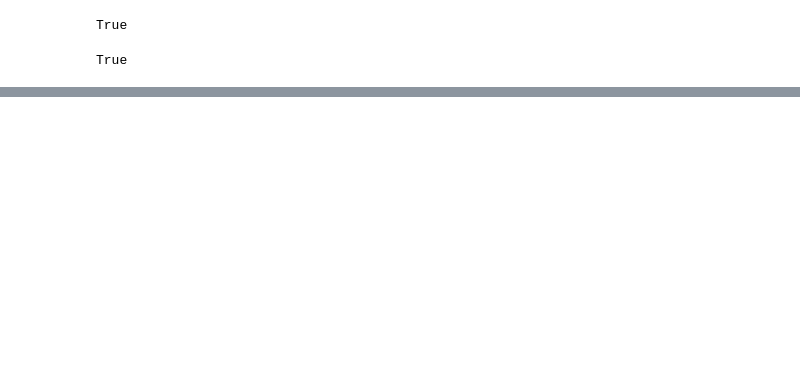
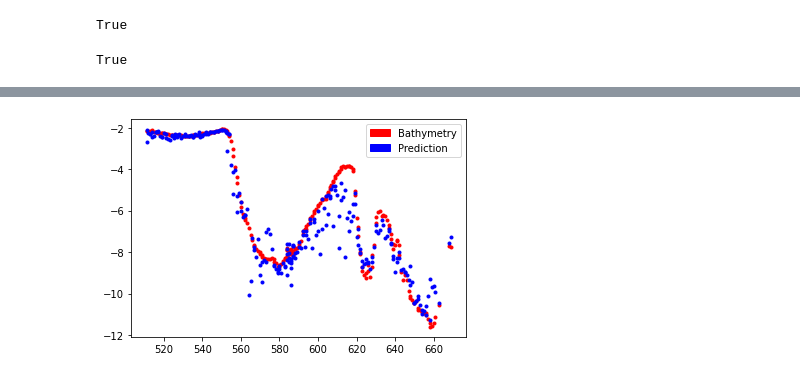
Before and after one commit to Ocean-Technologies/satellite_bathymetry, a Jupyter notebook: notebooks/data_visualization.ipynb, the cells around one changed output, grey strips where cells are left out. Saved outputs shown, nothing was run; the diff lists cells and outputs as text; code cells hidden in the pictures; blank space fills up the shorter version.

```diff
--- a/notebooks/data_visualization.ipynb
+++ b/notebooks/data_visualization.ipynb
@@ -95,7 +95,7 @@ def find_transect(x_s,y_s,x_e,y_e,df):
         y = row[2]
         angle2 = math.atan2(y-y_e,x-x_e)
         if abs(angle2 - angle) < 0.05:
-            transect.append([x,y])
+            transect.append(row)
     return transect
 # %%
 image = cv2.imread('../data/generated/rgb_image.jpg')
@@ -118,3 +118,7 @@ for i, row in enumerate(transect):
 cv2.imwrite('../data/generated/bat_single_transect_image.jpg',image_cp)
 # %% [output]
 True
+# %%
+df_transect = pd.DataFrame(transect)
+df_transect.drop(['Index'],axis=1,inplace=True)
+df_transect
@@ -120,0 +144,8 @@ True
+# %%
+plt.plot(df_transect['x'],-df_transect['z'], 'r.', df_transect['x'],-df_transect['z_pred'], 'b.')
+red = mpatches.Patch(color='red', label='Bathymetry')
+blue = mpatches.Patch(color='blue', label='Prediction')
+plt.legend(handles=[red,blue])
+plt.show()
+# %% [output]
+[figure, added]
```
Also changed, not shown: parts of 12 cells of this notebook.
